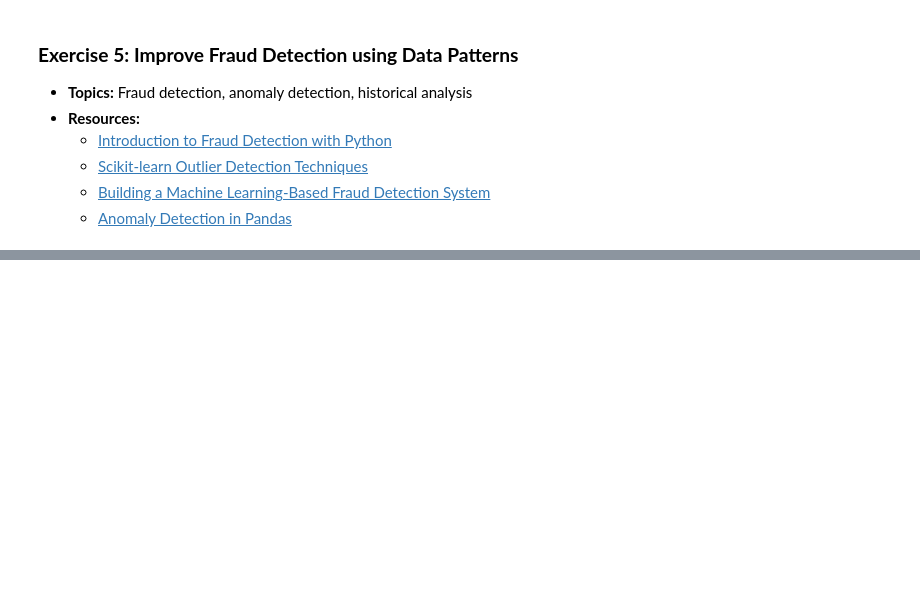
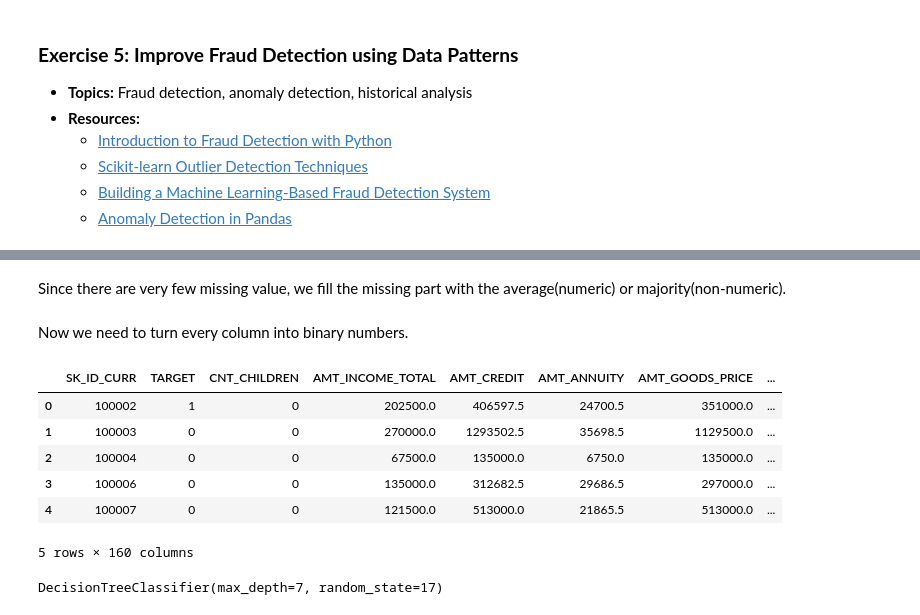
Before and after one commit to xinyiw113/Exercice_Basic_Python, a Jupyter notebook: EX.ipynb, the cells around one changed output, grey strips where cells are left out. Drawn from its saved outputs; the diff is of its cells as text; code cells hidden in the pictures; blank space fills up the shorter version.

```diff
--- a/EX.ipynb
+++ b/EX.ipynb
@@ -261,0 +359,8 @@ read_and_print_keys("Report.json")
+# %%
+for x in colums_hold:
+    print(x,":",df_6_cleaned[x].dtype)
+
+print("--------------------------------------------")
+
+a = df_6_cleaned.groupby("NAME_TYPE_SUITE")["NAME_TYPE_SUITE"].count()
+print(a)
@@ -261,0 +388,41 @@ read_and_print_keys("Report.json")
+# %% [markdown]
+Since there are very few missing value, we fill the missing part with the average(numeric) or majority(non-numeric).
+# %%
+colums_hold.remove('NAME_TYPE_SUITE')
+from sklearn.impute import SimpleImputer
+mean_imputer = SimpleImputer(strategy='mean')
+for x in colums_hold:
+    df_6_cleaned[x] = mean_imputer.fit_transform(df_6_cleaned[[x]])
+
+majority_imputer = SimpleImputer(strategy='most_frequent')
+df_6_cleaned['NAME_TYPE_SUITE'] = majority_imputer.fit_transform(df_6_cleaned[['NAME_TYPE_SUITE']]).ravel()
+# %% [markdown]
+Now we need to turn every column into binary numbers.
+# %%
+columns = df_6_cleaned.columns
+list_of_non_numeric_columns = []
+for x in columns:
+    if df_6_cleaned[x].dtype == object:
+        list_of_non_numeric_columns.append(x)
+# %%
+df_6_encodded = pd.get_dummies(df_6_cleaned, columns=list_of_non_numeric_columns)
+df_6_encodded.head()
+# %% [output]
+|  | SK_ID_CURR | TARGET | CNT_CHILDREN | AMT_INCOME_TOTAL | AMT_CREDIT | AMT_ANNUITY | AMT_GOODS_PRICE | ... |
+| 0 | 100002 | 1 | 0 | 202500.0 | 406597.5 | 24700.5 | 351000.0 | ... |
+| 1 | 100003 | 0 | 0 | 270000.0 | 1293502.5 | 35698.5 | 1129500.0 | ... |
+| 2 | 100004 | 0 | 0 | 67500.0 | 135000.0 | 6750.0 | 135000.0 | ... |
+| 3 | 100006 | 0 | 0 | 135000.0 | 312682.5 | 29686.5 | 297000.0 | ... |
+| 4 | 100007 | 0 | 0 | 121500.0 | 513000.0 | 21865.5 | 513000.0 | ... |
+5 rows × 160 columns
+# %%
+from sklearn.model_selection import train_test_split
+from sklearn.tree import DecisionTreeClassifier
+X = df_6_encodded.drop(columns=["TARGET","SK_ID_CURR"])
+y = df_6_encodded["TARGET"]
+X_train, X_holdout, y_train, y_holdout = train_test_split(X, y, test_size=0.3,random_state=17)
+
+tree = DecisionTreeClassifier(max_depth=7,random_state=17)
+tree.fit(X_train,y_train)
+# %% [output]
+DecisionTreeClassifier(max_depth=7, random_state=17)
```
Also changed, not shown: parts of 16 cells of this notebook.
